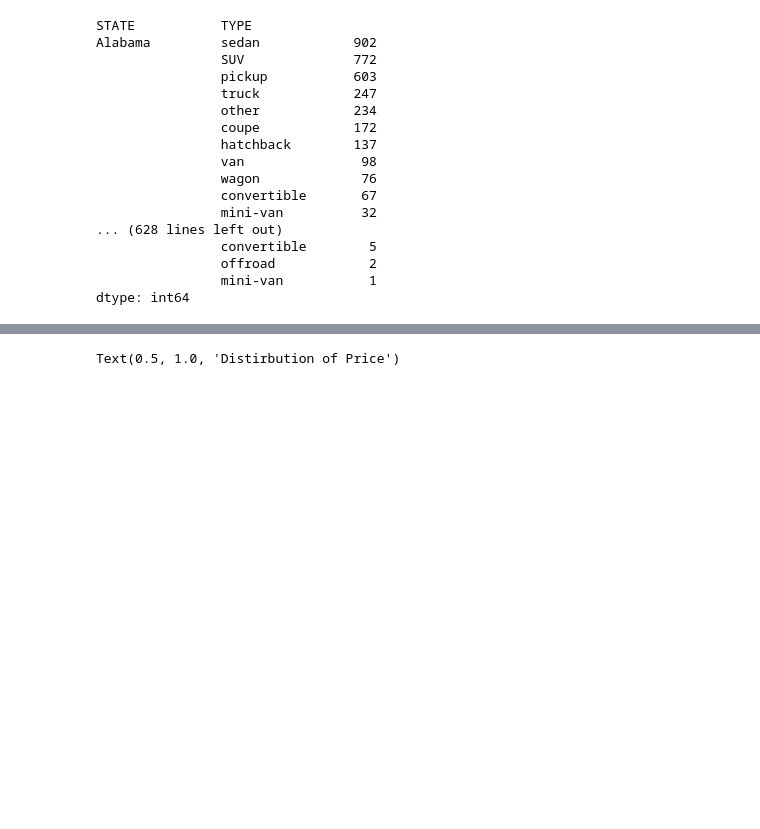
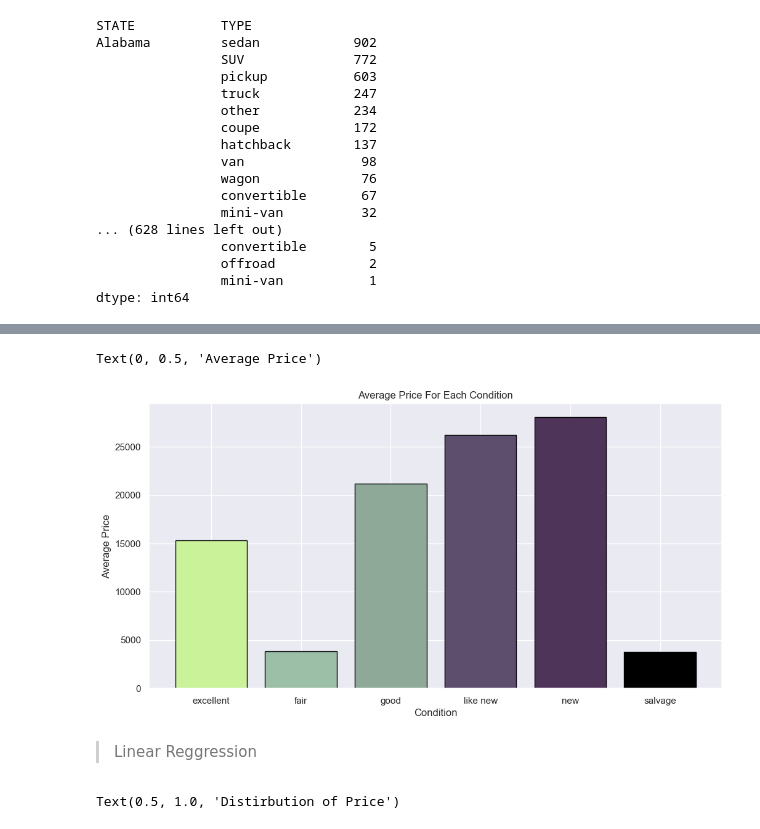
Before and after one commit to ChrisDiamantis99/Used-Cars-Analysis, a Jupyter notebook: Used_Cars_Analysis.ipynb, the cells around one changed output, grey strips where cells are left out. Cells and saved outputs as stored; diff of their text form; code cells hidden in the pictures; blank space fills up the shorter version.

```diff
--- a/Used_Cars_Analysis.ipynb
+++ b/Used_Cars_Analysis.ipynb
@@ -563,0 +566,2 @@ dtype: int64
+# %%
+grouped_cond = df.groupby(by = 'CONDITION')[['PRICE']].apply(lambda x : x.mean())
@@ -564,3 +579,17 @@ dtype: int64
+# %%
+grouped_colors = ['#C9F299', '#9CBFA7', '#8FA998', '#5D4E6D', '#4F345A', 'black']
+# %%
+plt.figure(figsize = (12,6))
+
+plt.bar(grouped_cond.index, grouped_cond.PRICE, color = grouped_colors, edgecolor = 'black')
+plt.title('Average Price For Each Condition')
+plt.xlabel('Condition')
+plt.ylabel('Average Price')
+# %% [output]
+Text(0, 0.5, 'Average Price')
+[figure, added]
+# %% [markdown]
+> Linear Reggression
 # %%
 df_100 = df[['PRODUCTION_YEAR', 'ODOMETER', 'PRICE']].sample(100)
 fig = sns.histplot(df_100['PRICE'])
```
Also changed, not shown: parts of 3 cells of this notebook.
